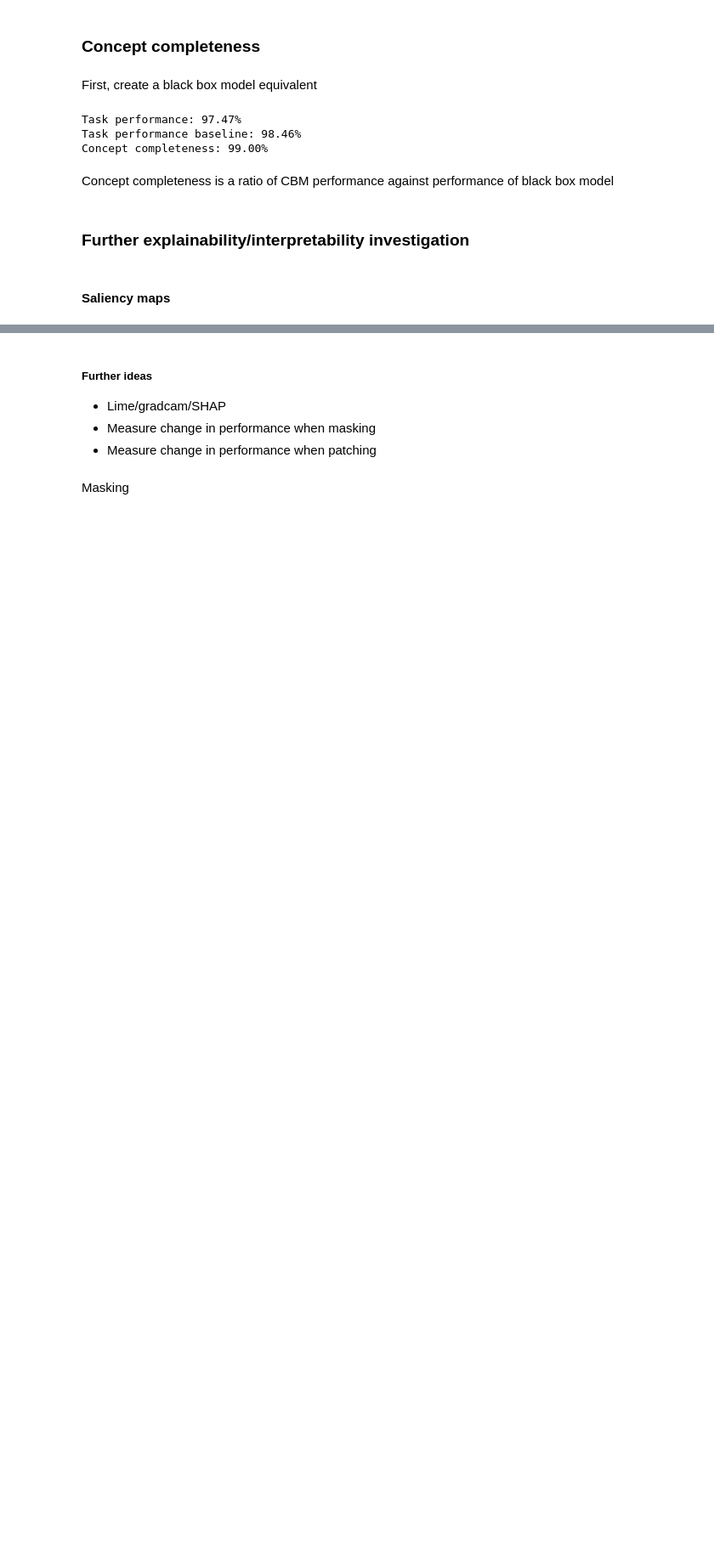
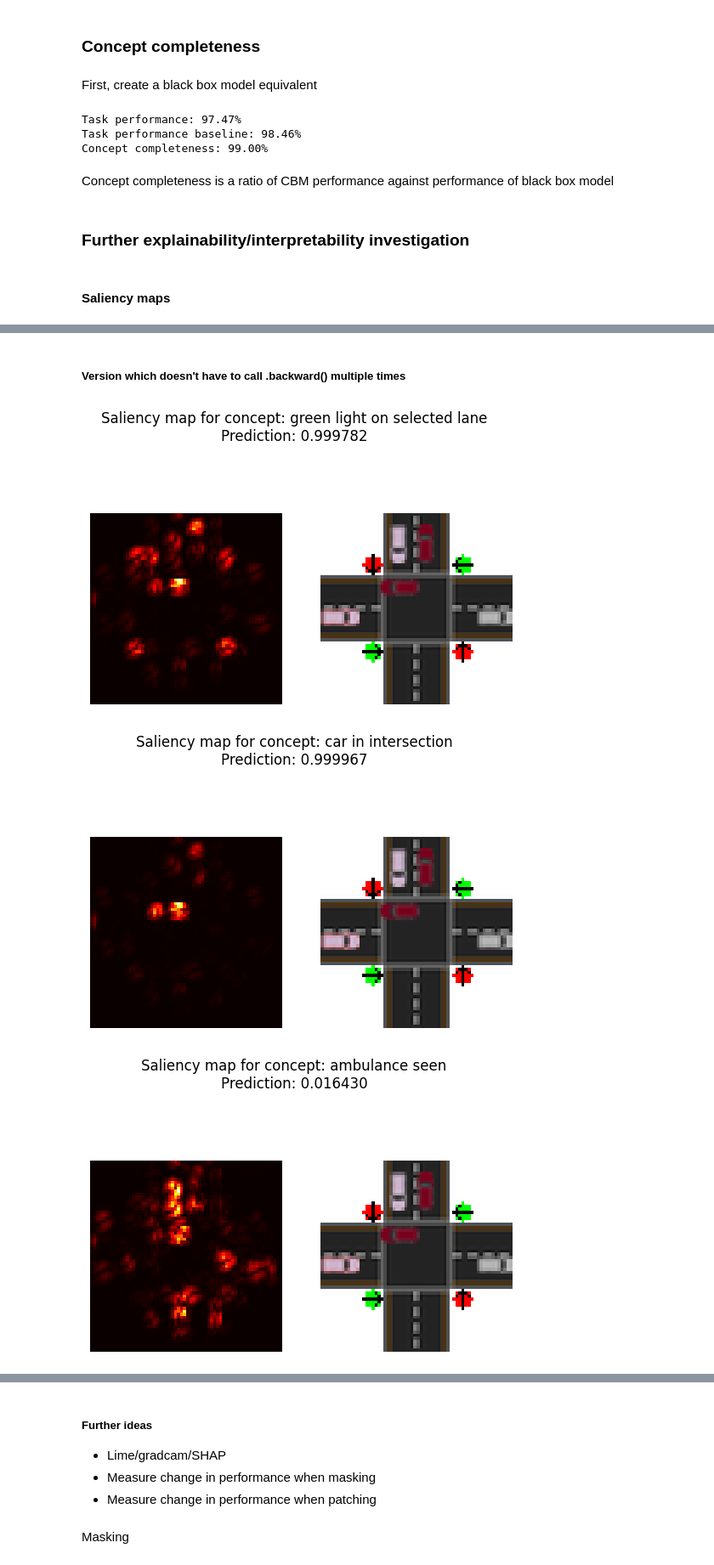
Before and after one commit to technologeve/concept-bottlenecks, a Jupyter notebook: traffic_light.ipynb, the cells around one changed output, grey strips where cells are left out. Shown at 85% size. Saved outputs shown, nothing was run; the diff lists cells and outputs as text; code cells hidden in the pictures; blank space fills up the shorter version.

Commit message:
Add version which doesn't call .backward() multiple times

```diff
--- a/traffic_light.ipynb
+++ b/traffic_light.ipynb
@@ -453,0 +454,35 @@ for idx, name in enumerate(concept_names):
+# %% [markdown]
+##### Version which doesn't have to call .backward() multiple times
+# %%
+# Set model to evaluation mode
+model.eval()
+
+# Get a sample image
+sample_image = x_test[2].unsqueeze(0)
+sample_image.requires_grad_()
+
+# Forward once
+c_pred = model.c_layer(model.encoder(sample_image)).sigmoid()
+
+# Loop over concepts, compute grads individually
+for idx, name in enumerate(concept_names):
+    grads = torch.autograd.grad(
+        outputs=c_pred[0, idx],
+        inputs=sample_image,
+        create_graph=False,
+        retain_graph=True
+    )[0]
+
+    saliency, _ = torch.max(grads[0].abs(), dim=0)
+
+    fig, axs = plt.subplots(1, 2)
+    axs[0].imshow(saliency.cpu(), cmap=plt.cm.hot)
+    axs[0].axis("off")
+    axs[1].imshow(np.rollaxis(sample_image.squeeze(0).detach().cpu().numpy(), 0, 3))
+    axs[1].axis("off")
+    plt.suptitle(f"Saliency map for concept: {name}\nPrediction: {c_pred[0, idx].item():.6f}")
+    plt.show()
+# %% [output]
+[figure, added]
+[figure, added]
+[figure, added]
```
Also changed, not shown: parts of 3 cells of this notebook.
